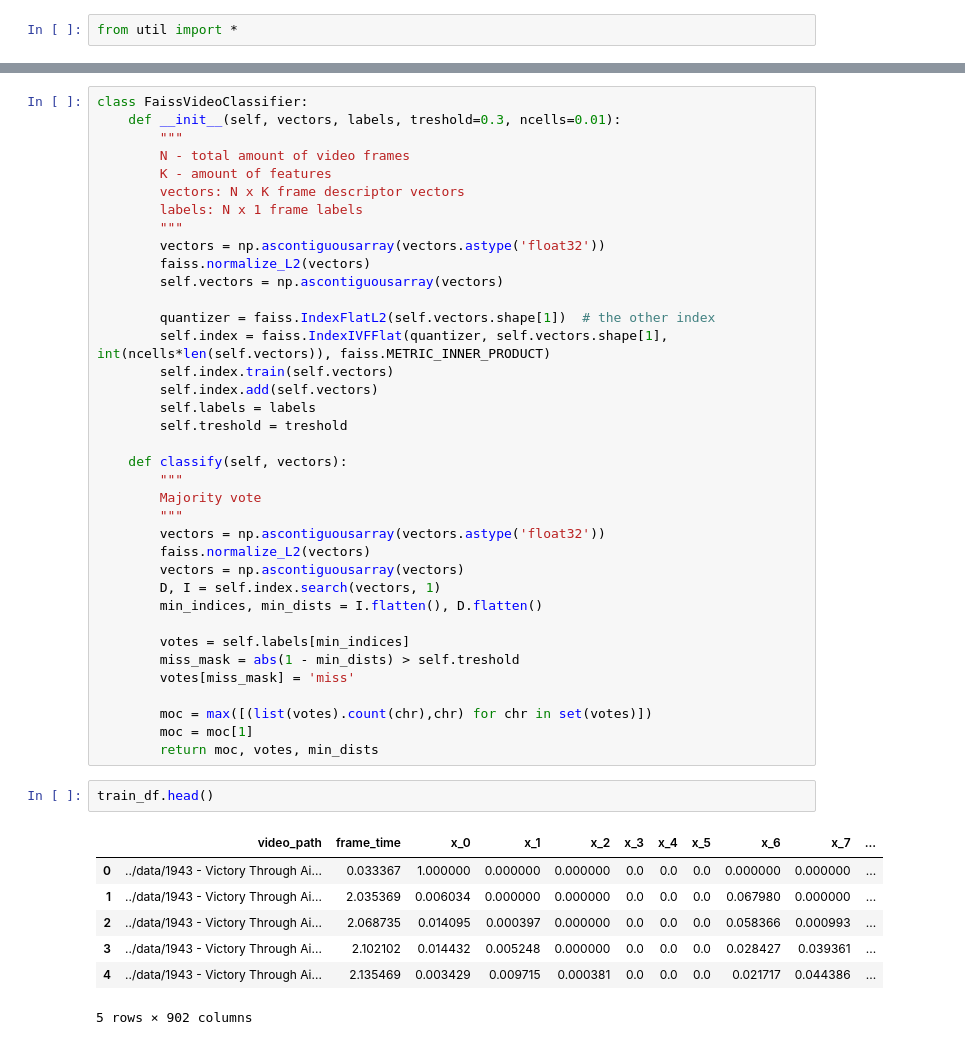
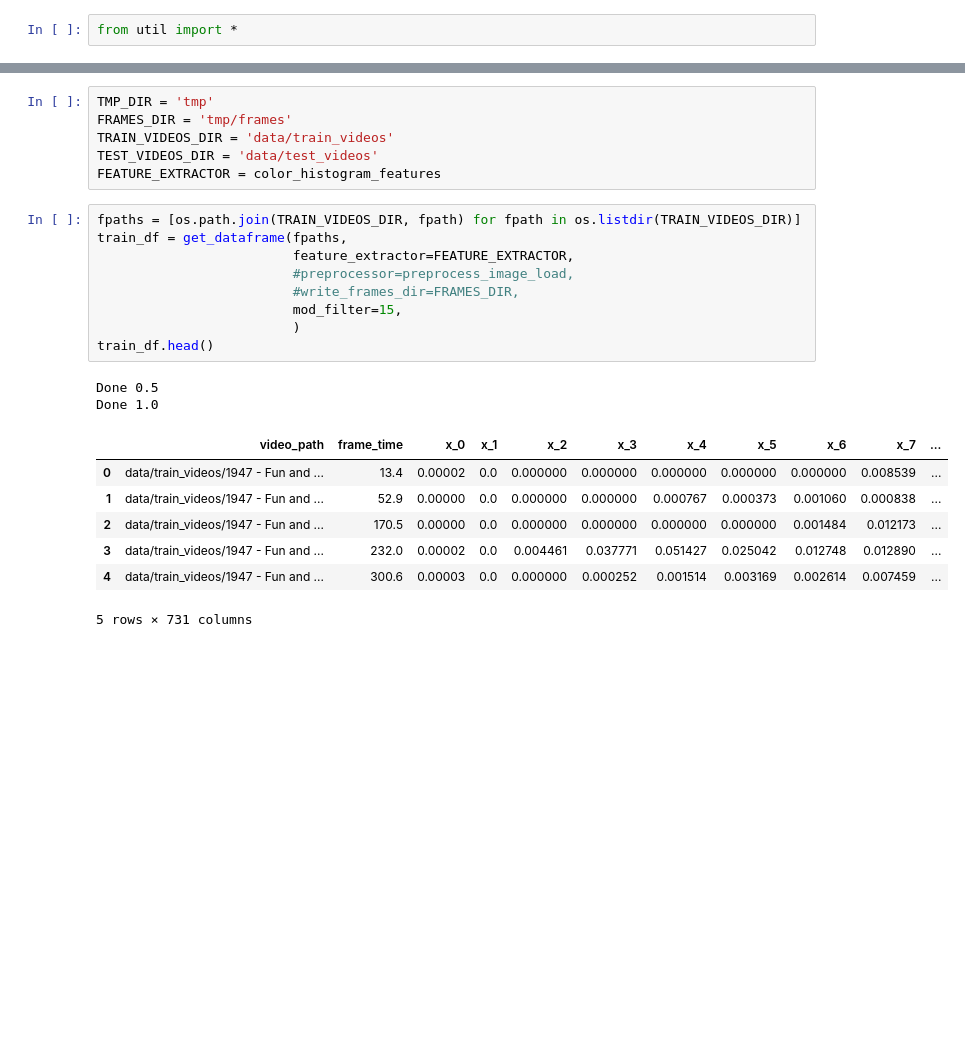
Before and after one commit to btseytlin/vzam, a Jupyter notebook: notebooks/end_to_end.ipynb, the cells around one changed output, grey strips where cells are left out. Saved outputs shown, nothing was run; the diff lists cells and outputs as text; blank space fills up the shorter version.

```diff
--- a/notebooks/end_to_end.ipynb
+++ b/notebooks/end_to_end.ipynb
@@ -29,50 +14,28 @@ train_df.head()
-# %%
-class FaissVideoClassifier:
-    def __init__(self, vectors, labels, treshold=0.3, ncells=0.01):
-        """
-        N - total amount of video frames
-        K - amount of features
-        vectors: N x K frame descriptor vectors
-        labels: N x 1 frame labels
-        """
-        vectors = np.ascontiguousarray(vectors.astype('float32'))
-        faiss.normalize_L2(vectors)
-        self.vectors = np.ascontiguousarray(vectors)
-
-        quantizer = faiss.IndexFlatL2(self.vectors.shape[1])  # the other index
-        self.index = faiss.IndexIVFFlat(quantizer, self.vectors.shape[1], int(ncells*len(self.vectors)), faiss.METRIC_INNER_PRODUCT)
-        self.index.train(self.vectors)
-        self.index.add(self.vectors)
-        self.labels = labels
-        self.treshold = treshold
-
-    def classify(self, vectors):
-        """
-        Majority vote
-        """
-        vectors = np.ascontiguousarray(vectors.astype('float32'))
-        faiss.normalize_L2(vectors)
-        vectors = np.ascontiguousarray(vectors)
-        D, I = self.index.search(vectors, 1)
-        min_indices, min_dists = I.flatten(), D.flatten()
-
-        votes = self.labels[min_indices]
-        miss_mask = abs(1 - min_dists) > self.treshold
-        votes[miss_mask] = 'miss'
-
-        moc = max([(list(votes).count(chr),chr) for chr in set(votes)])
-        moc = moc[1]
-        return moc, votes, min_dists
-# %%
-train_df.head()
-# %% [output]
-|  | video_path | frame_time | x_0 | x_1 | x_2 | x_3 | x_4 | x_5 | x_6 | x_7 | ... |
-| 0 | ../data/1943 - Victory Through Ai... | 0.033367 | 1.000000 | 0.000000 | 0.000000 | 0.0 | 0.0 | 0.0 | 0.000000 | 0.000000 | ... |
-| 1 | ../data/1943 - Victory Through Ai... | 2.035369 | 0.006034 | 0.000000 | 0.000000 | 0.0 | 0.0 | 0.0 | 0.067980 | 0.000000 | ... |
-| 2 | ../data/1943 - Victory Through Ai... | 2.068735 | 0.014095 | 0.000397 | 0.000000 | 0.0 | 0.0 | 0.0 | 0.058366 | 0.000993 | ... |
-| 3 | ../data/1943 - Victory Through Ai... | 2.102102 | 0.014432 | 0.005248 | 0.000000 | 0.0 | 0.0 | 0.0 | 0.028427 | 0.039361 | ... |
-| 4 | ../data/1943 - Victory Through Ai... | 2.135469 | 0.003429 | 0.009715 | 0.000381 | 0.0 | 0.0 | 0.0 | 0.021717 | 0.044386 | ... |
-5 rows × 902 columns
+# %%
+TMP_DIR = 'tmp'
+FRAMES_DIR = 'tmp/frames'
+TRAIN_VIDEOS_DIR = 'data/train_videos'
+TEST_VIDEOS_DIR = 'data/test_videos'
+FEATURE_EXTRACTOR = color_histogram_features
+# %%
+fpaths = [os.path.join(TRAIN_VIDEOS_DIR, fpath) for fpath in os.listdir(TRAIN_VIDEOS_DIR)]
+train_df = get_dataframe(fpaths,
+                         feature_extractor=FEATURE_EXTRACTOR,
+                         #preprocessor=preprocess_image_load,
+                         #write_frames_dir=FRAMES_DIR,
+                         mod_filter=15,
+                         )
+train_df.head()
+# %% [output]
+Done 0.5
+Done 1.0
+|  | video_path | frame_time | x_0 | x_1 | x_2 | x_3 | x_4 | x_5 | x_6 | x_7 | ... |
+| 0 | data/train_videos/1947 - Fun and ... | 13.4 | 0.00002 | 0.0 | 0.000000 | 0.000000 | 0.000000 | 0.000000 | 0.000000 | 0.008539 | ... |
+| 1 | data/train_videos/1947 - Fun and ... | 52.9 | 0.00000 | 0.0 | 0.000000 | 0.000000 | 0.000767 | 0.000373 | 0.001060 | 0.000838 | ... |
+| 2 | data/train_videos/1947 - Fun and ... | 170.5 | 0.00000 | 0.0 | 0.000000 | 0.000000 | 0.000000 | 0.000000 | 0.001484 | 0.012173 | ... |
+| 3 | data/train_videos/1947 - Fun and ... | 232.0 | 0.00002 | 0.0 | 0.004461 | 0.037771 | 0.051427 | 0.025042 | 0.012748 | 0.012890 | ... |
+| 4 | data/train_videos/1947 - Fun and ... | 300.6 | 0.00003 | 0.0 | 0.000000 | 0.000252 | 0.001514 | 0.003169 | 0.002614 | 0.007459 | ... |
+5 rows × 731 columns
 # %%
 frame_times = train_df['frame_time']
 labels = train_df.video_path.values
```
Also changed, not shown: parts of 6 cells of this notebook, 4 other files.
